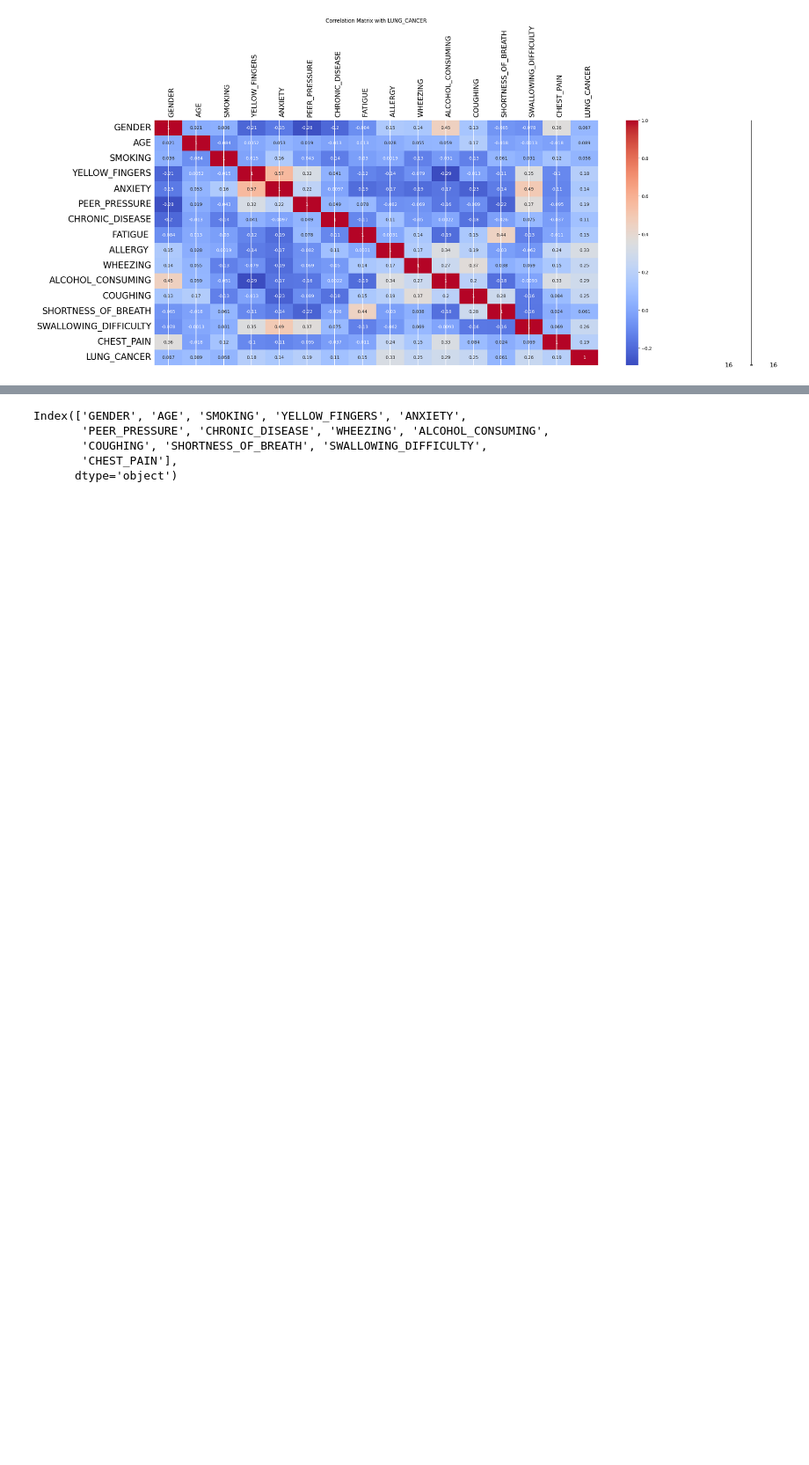
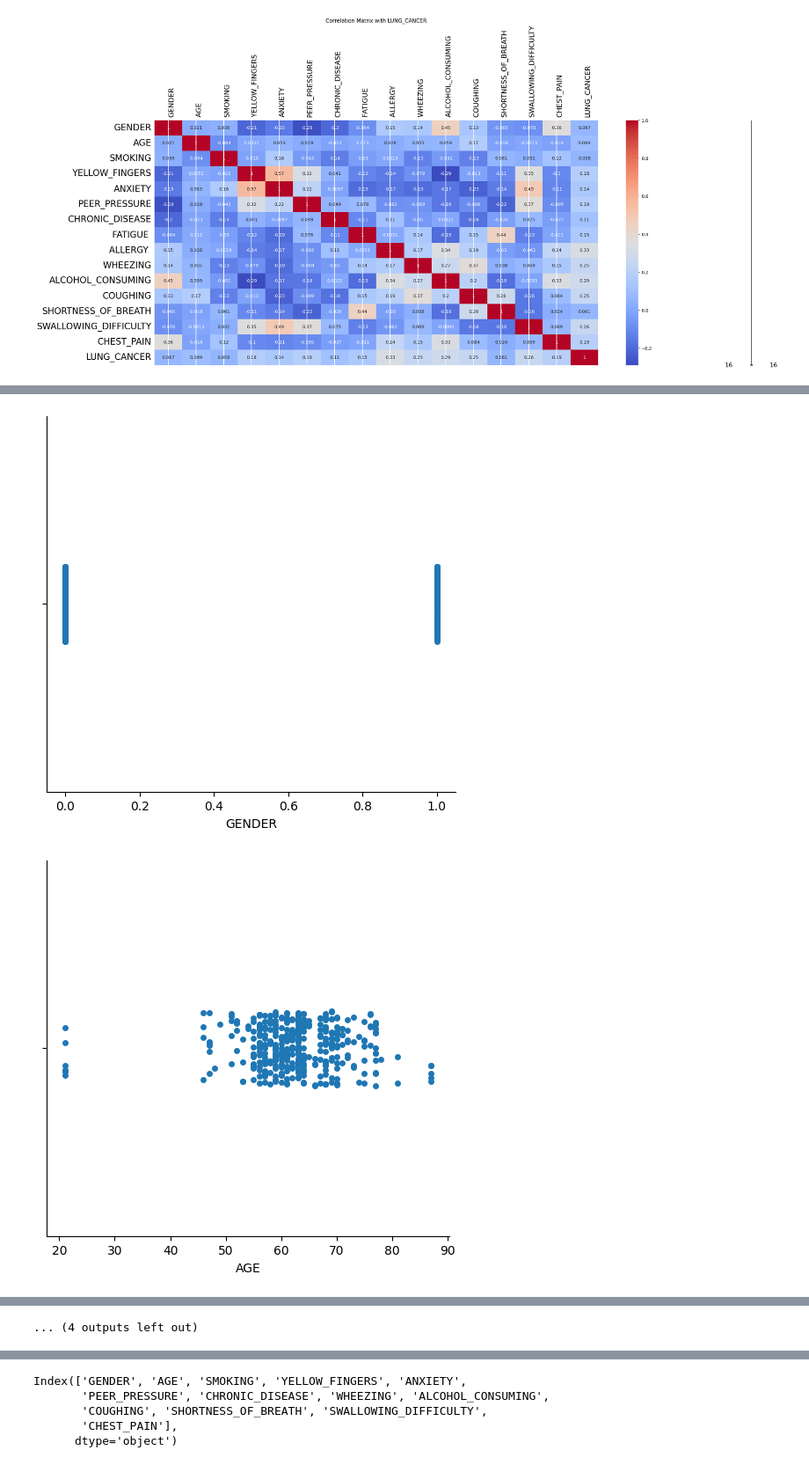
Before and after one commit to MeetPatel41011/Disease-Prediction-System, a Jupyter notebook: Machine Learning/survey lung cancer/survey lung cancer.ipynb, the cells around one changed output, grey strips where cells are left out. Shown: that part at 88% size. Drawn from its saved outputs; the diff is of its cells as text; code cells hidden in the pictures; blank space fills up the shorter version.

```diff
--- a/Machine Learning/survey lung cancer/survey lung cancer.ipynb
+++ b/Machine Learning/survey lung cancer/survey lung cancer.ipynb
@@ -125,0 +192,6 @@ LUNG_CANCER               1.000000
+# %%
+for col in df.columns:
+    sns.catplot(x = col, data = df)
+# %% [output]
+[figure, added]
+[figure, added]
@@ -125,0 +208 @@ LUNG_CANCER               1.000000
+... (4 outputs left out)
```
Also changed, not shown: parts of 13 cells of this notebook, 2 other files.
